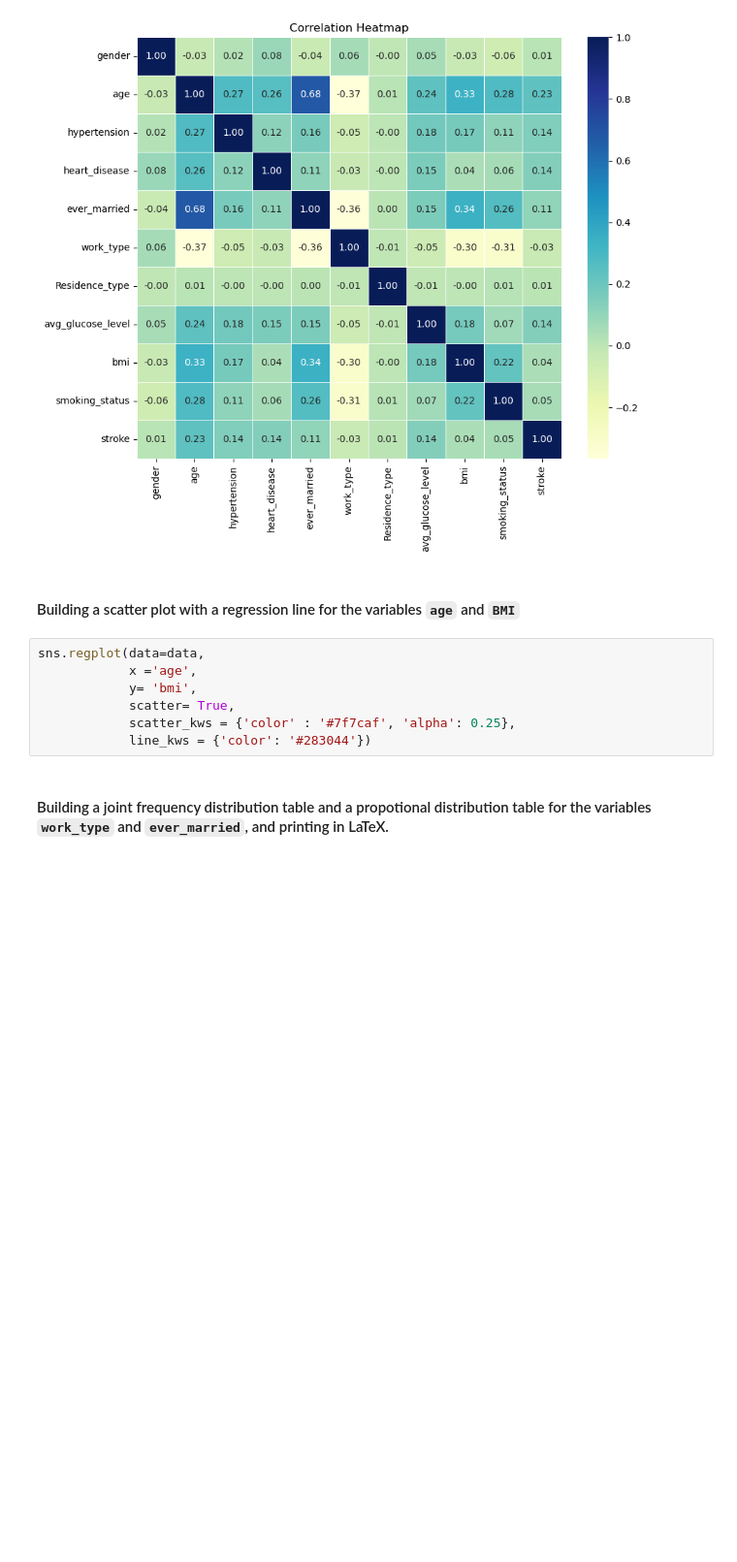
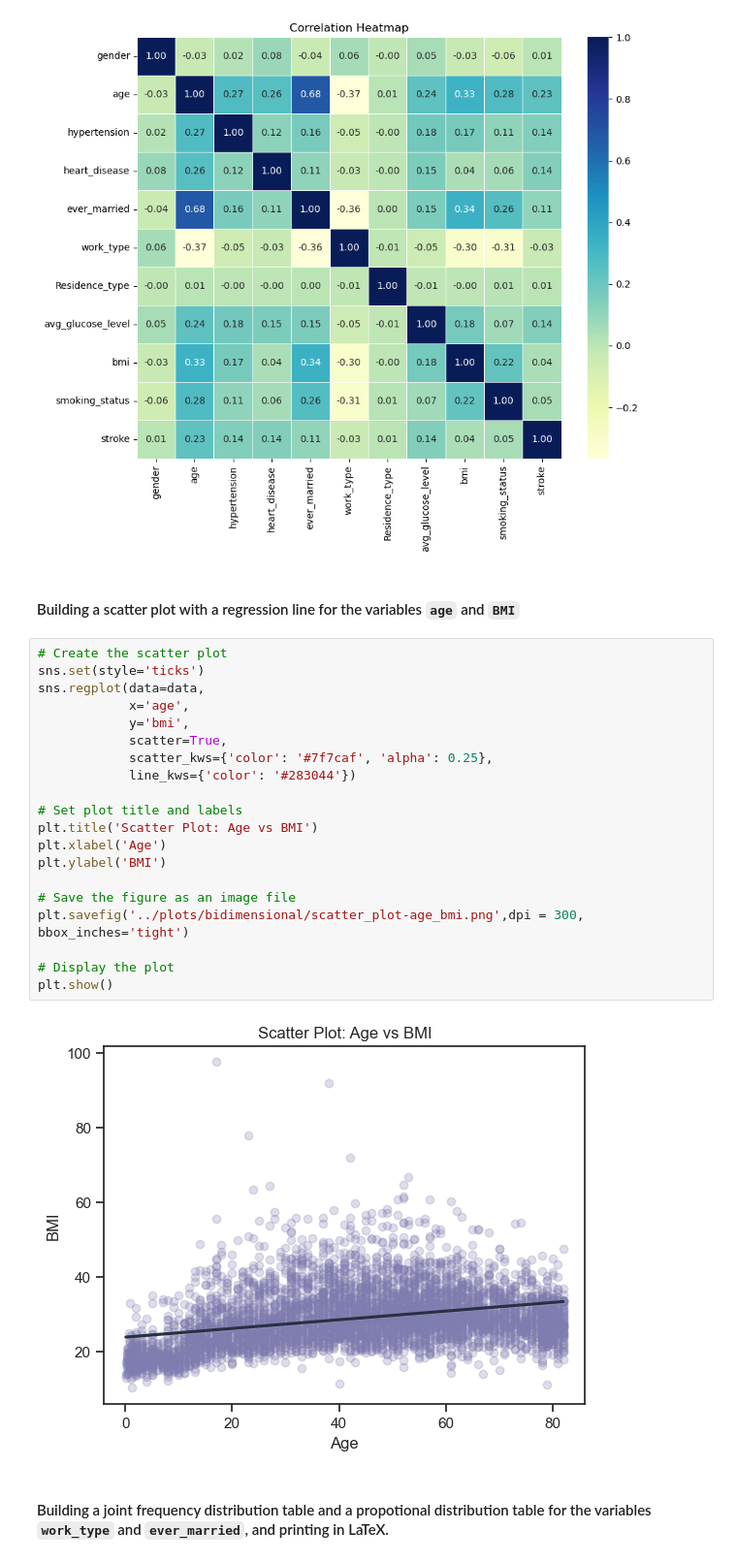
Before and after one commit to vitornegromonte/EDA_stroke, a Jupyter notebook: python/data_exploring.ipynb, the cells around one changed output. Shown: that part at 97% size. Cells and saved outputs as stored; diff of their text form; blank space fills up the shorter version.

```diff
--- a/python/data_exploring.ipynb
+++ b/python/data_exploring.ipynb
@@ -30,13 +31,28 @@ plt.show()
 [figure]
 # %% [markdown]
 #### Building a scatter plot with a regression line for the variables `age` and `BMI`
-# %%
-sns.regplot(data=data,
-            x ='age',
-            y= 'bmi',
-            scatter= True,
-            scatter_kws = {'color' : '#7f7caf', 'alpha': 0.25},
-            line_kws = {'color': '#283044'})
+# %%
+# Create the scatter plot
+sns.set(style='ticks')
+sns.regplot(data=data,
+            x='age',
+            y='bmi',
+            scatter=True,
+            scatter_kws={'color': '#7f7caf', 'alpha': 0.25},
+            line_kws={'color': '#283044'})
+
+# Set plot title and labels
+plt.title('Scatter Plot: Age vs BMI')
+plt.xlabel('Age')
+plt.ylabel('BMI')
+
+# Save the figure as an image file
+plt.savefig('../plots/bidimensional/scatter_plot-age_bmi.png',dpi = 300, bbox_inches='tight')
+
+# Display the plot
+plt.show()
+# %% [output]
+[figure, added]
 # %% [markdown]
 #### Building a joint frequency distribution table and a propotional distribution table for the variables `work_type` and `ever_married`, and printing in LaTeX.
 # %%
```
Also changed, not shown: parts of 6 cells of this notebook, 36 other files.
